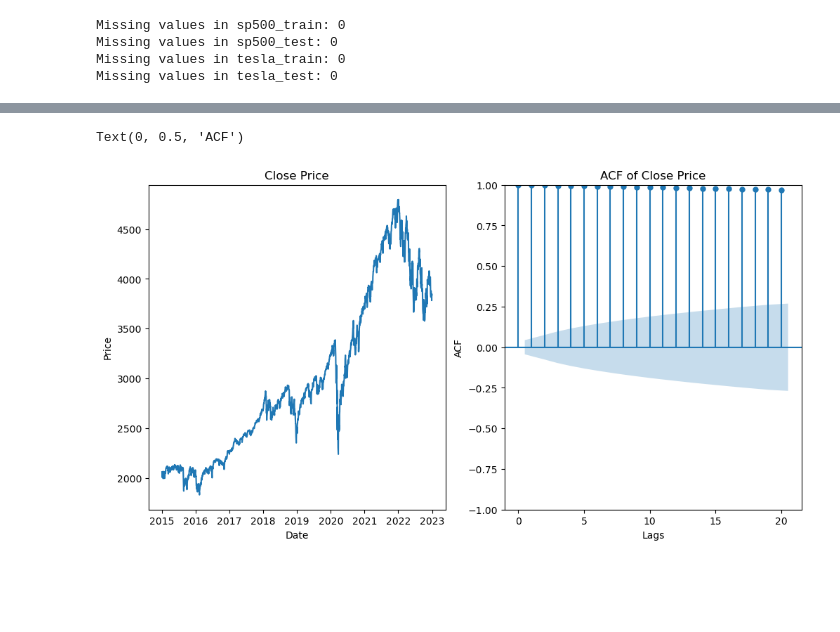
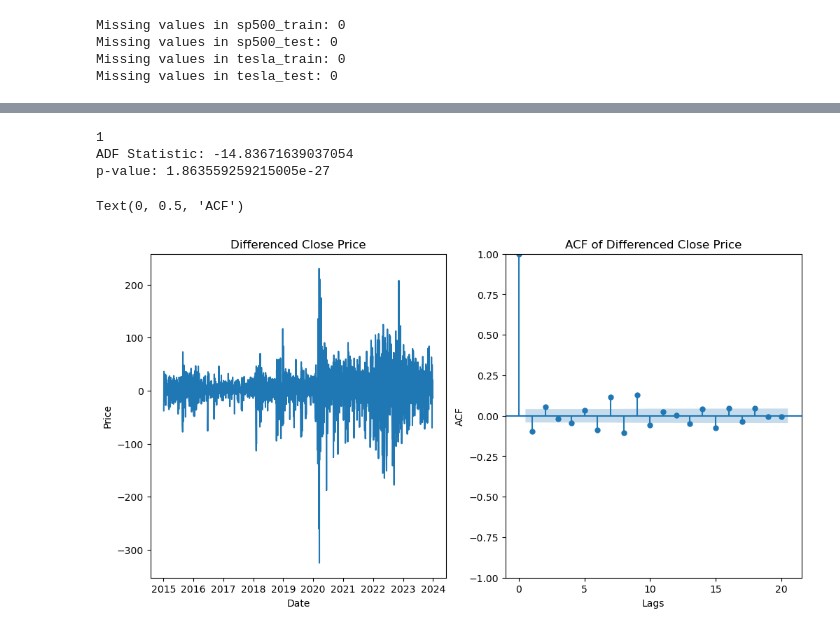
Before and after one commit to pe5kataa/LSTM---ARIMA---Prophet, a Jupyter notebook: 2.1_ARIMA.ipynb, the cells around one changed output, grey strips where cells are left out. Cells and saved outputs as stored; diff of their text form; code cells hidden in the pictures; blank space fills up the shorter version.

```diff
--- a/2.1_ARIMA.ipynb
+++ b/2.1_ARIMA.ipynb
@@ -44,15 +44,33 @@ p-value: 0.7514419382338596
 # %%
-#ACF
-fig, (ax1, ax2) = plt.subplots(1, 2, figsize=(12, 6))
-ax1.plot(sp500_train['Close'], label='Close Price')
-ax1.set_title('Close Price')
+# Differecing since data in not stationary based on ADF test
+
+# Checking the number of differences needed to make the series stationary
+from pmdarima.arima.utils import ndiffs
+from scipy.stats import boxcox
+from scipy.special import inv_boxcox
+print(ndiffs(sp500_train['Close']))
+
+sp500_diff = sp500_train.diff().dropna()
+
+results = adfuller(sp500_diff)
+print('ADF Statistic:', results[0])
+print('p-value:', results[1])
+
+# Plot the differenced data
+fig, (ax1, ax2) = plt.subplots(1,2, figsize=(12, 6))
+ax1.plot(sp500_diff, label='Differenced Close Price')
+ax1.set_title('Differenced Close Price')
 ax1.set_xlabel('Date')
 ax1.set_ylabel('Price')
 
-plot_acf(sp500_train['Close'], lags=20, ax=ax2)
-ax2.set_title('ACF of Close Price')
+# Plot ACF of the differenced data, show correcaltion of current values with past values - helps determine MA order
+plot_acf(sp500_diff, lags=20, ax=ax2)
+ax2.set_title('ACF of Differenced Close Price')
 ax2.set_xlabel('Lags')
 ax2.set_ylabel('ACF')
 # %% [output]
-Text(0, 0.5, 'ACF')
+1
+ADF Statistic: -14.83671639037054
+p-value: 1.863559259215005e-27
+Text(0, 0.5, 'ACF')
-[figure, old version]
+[figure, new version]
```
Also changed, not shown: parts of 14 cells of this notebook.
